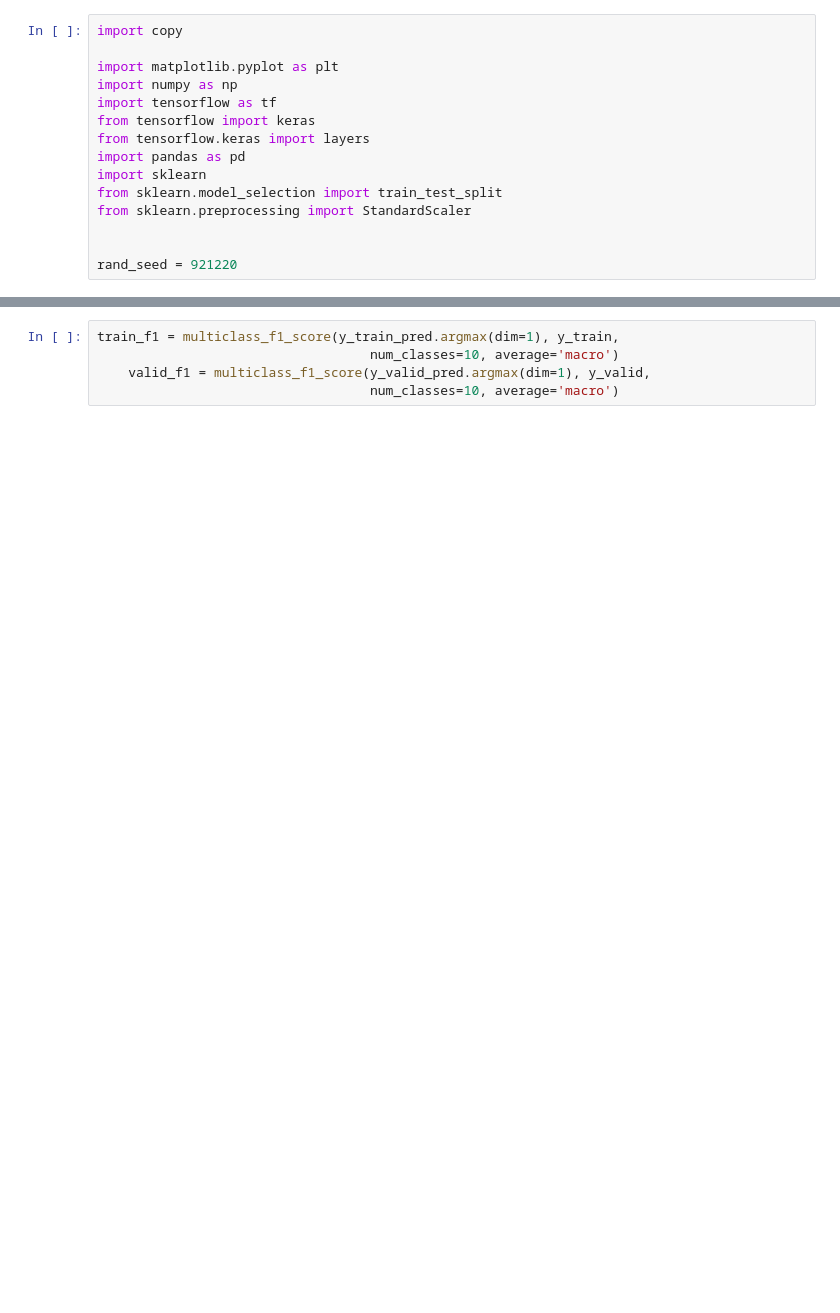
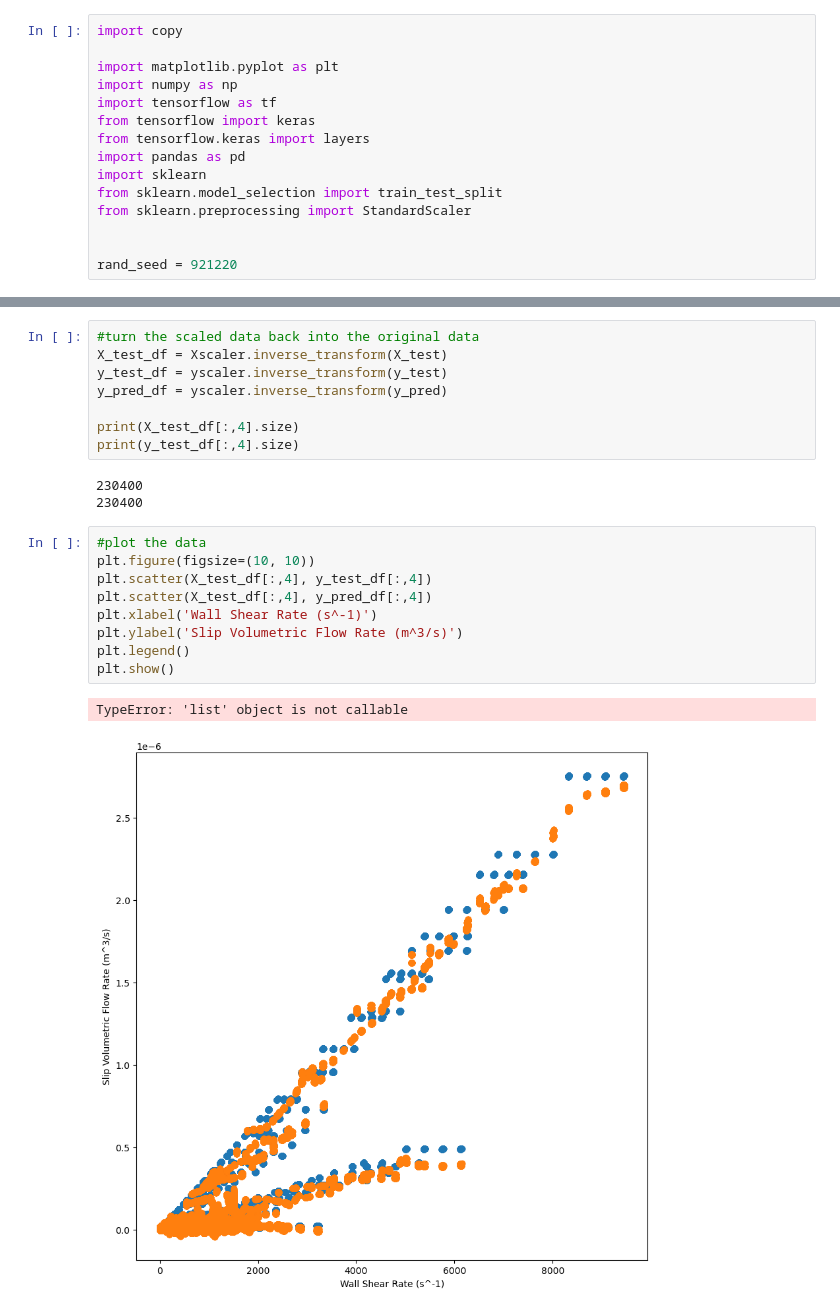
Before and after one commit to mistermitch92/PIPE-FLOW-Neural-Network, a Jupyter notebook: Keras_caprheo.ipynb, the cells around one changed output, grey strips where cells are left out. Saved outputs shown, nothing was run; the diff lists cells and outputs as text; blank space fills up the shorter version.

```diff
--- a/Keras_caprheo.ipynb
+++ b/Keras_caprheo.ipynb
@@ -113,5 +114,23 @@ plt.show()
-# %%
-train_f1 = multiclass_f1_score(y_train_pred.argmax(dim=1), y_train,
-                                   num_classes=10, average='macro')
-    valid_f1 = multiclass_f1_score(y_valid_pred.argmax(dim=1), y_valid,
-                                   num_classes=10, average='macro')
+# %%
+#turn the scaled data back into the original data
+X_test_df = Xscaler.inverse_transform(X_test)
+y_test_df = yscaler.inverse_transform(y_test)
+y_pred_df = yscaler.inverse_transform(y_pred)
+
+print(X_test_df[:,4].size)
+print(y_test_df[:,4].size)
+# %% [output]
+230400
+230400
+# %%
+#plot the data
+plt.figure(figsize=(10, 10))
+plt.scatter(X_test_df[:,4], y_test_df[:,4])
+plt.scatter(X_test_df[:,4], y_pred_df[:,4])
+plt.xlabel('Wall Shear Rate (s^-1)')
+plt.ylabel('Slip Volumetric Flow Rate (m^3/s)')
+plt.legend()
+plt.show()
+# %% [output]
+TypeError: 'list' object is not callable
+[figure, added]
```
Also changed, not shown: parts of 5 cells of this notebook.
